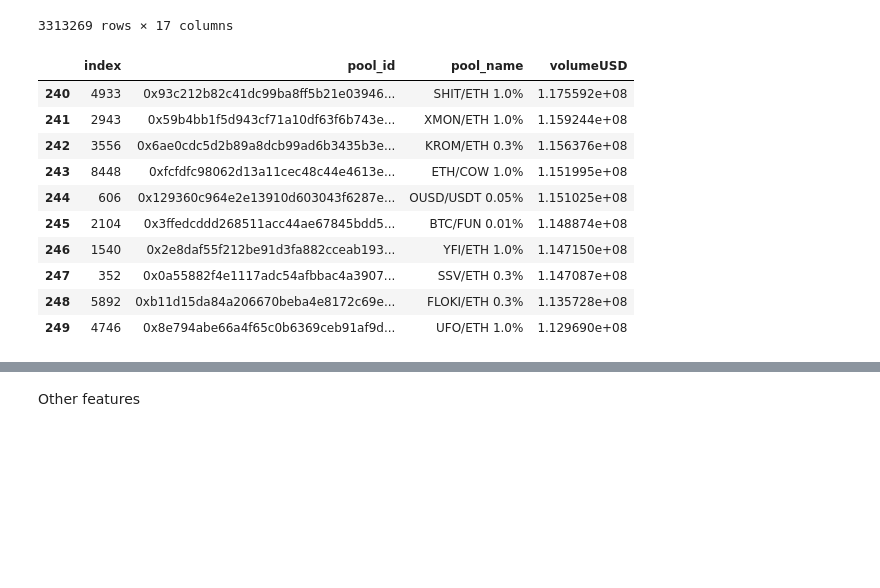
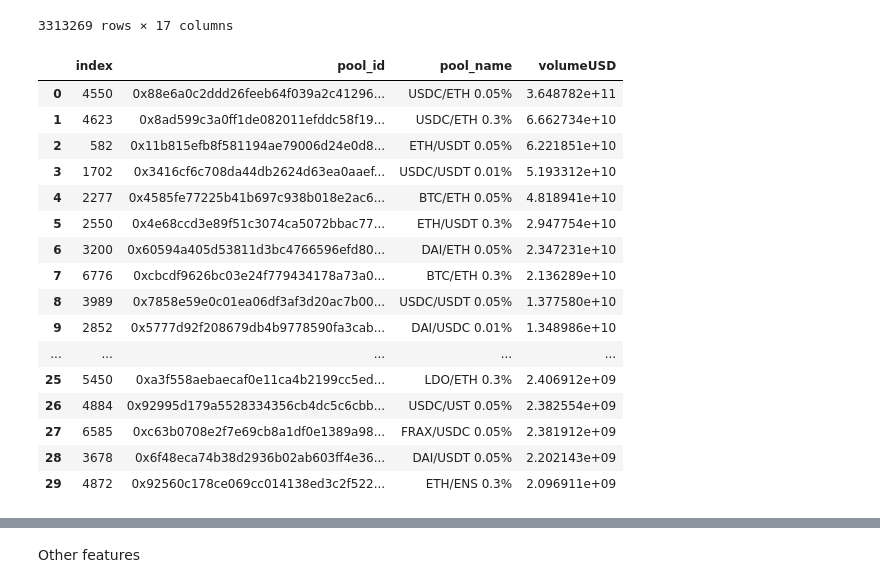
Before and after one commit to Luke-J-Johnson/amm-liquidity, a Jupyter notebook: pools/cl_cpmm/cl_cpmm_usage.ipynb, the cells around one changed output, grey strips where cells are left out. Saved outputs shown, nothing was run; the diff lists cells and outputs as text; code cells hidden in the pictures; blank space fills up the shorter version.

```diff
--- a/pools/cl_cpmm/cl_cpmm_usage.ipynb
+++ b/pools/cl_cpmm/cl_cpmm_usage.ipynb
@@ -36,17 +36,23 @@ nft['event'] = nft['event'].mask(nft['event'] == 'DecreaseLiquidity', 'Burn')
 # %%
 pools = pd.read_csv('./pools/top250.csv', index_col=[0])
 # %%
-pools.loc[pools['volumeUSD'].isin(pools['volumeUSD'].nsmallest(10))]
+pools.loc[pools['volumeUSD'].isin(pools['volumeUSD'].nlargest(30))]
 # %% [output]
 |  | index | pool_id | pool_name | volumeUSD |
-| 240 | 4933 | 0x93c212b82c41dc99ba8ff5b21e03946... | SHIT/ETH 1.0% | 1.175592e+08 |
-| 241 | 2943 | 0x59b4bb1f5d943cf71a10df63f6b743e... | XMON/ETH 1.0% | 1.159244e+08 |
-| 242 | 3556 | 0x6ae0cdc5d2b89a8dcb99ad6b3435b3e... | KROM/ETH 0.3% | 1.156376e+08 |
-| 243 | 8448 | 0xfcfdfc98062d13a11cec48c44e4613e... | ETH/COW 1.0% | 1.151995e+08 |
-| 244 | 606 | 0x129360c964e2e13910d603043f6287e... | OUSD/USDT 0.05% | 1.151025e+08 |
-| 245 | 2104 | 0x3ffedcddd268511acc44ae67845bdd5... | BTC/FUN 0.01% | 1.148874e+08 |
-| 246 | 1540 | 0x2e8daf55f212be91d3fa882cceab193... | YFI/ETH 1.0% | 1.147150e+08 |
-| 247 | 352 | 0x0a55882f4e1117adc54afbbac4a3907... | SSV/ETH 0.3% | 1.147087e+08 |
-| 248 | 5892 | 0xb11d15da84a206670beba4e8172c69e... | FLOKI/ETH 0.3% | 1.135728e+08 |
-| 249 | 4746 | 0x8e794abe66a4f65c0b6369ceb91af9d... | UFO/ETH 1.0% | 1.129690e+08 |
+| 0 | 4550 | 0x88e6a0c2ddd26feeb64f039a2c41296... | USDC/ETH 0.05% | 3.648782e+11 |
+| 1 | 4623 | 0x8ad599c3a0ff1de082011efddc58f19... | USDC/ETH 0.3% | 6.662734e+10 |
+| 2 | 582 | 0x11b815efb8f581194ae79006d24e0d8... | ETH/USDT 0.05% | 6.221851e+10 |
+| 3 | 1702 | 0x3416cf6c708da44db2624d63ea0aaef... | USDC/USDT 0.01% | 5.193312e+10 |
+| 4 | 2277 | 0x4585fe77225b41b697c938b018e2ac6... | BTC/ETH 0.05% | 4.818941e+10 |
+| 5 | 2550 | 0x4e68ccd3e89f51c3074ca5072bbac77... | ETH/USDT 0.3% | 2.947754e+10 |
+| 6 | 3200 | 0x60594a405d53811d3bc4766596efd80... | DAI/ETH 0.05% | 2.347231e+10 |
+| 7 | 6776 | 0xcbcdf9626bc03e24f779434178a73a0... | BTC/ETH 0.3% | 2.136289e+10 |
+| 8 | 3989 | 0x7858e59e0c01ea06df3af3d20ac7b00... | USDC/USDT 0.05% | 1.377580e+10 |
+| 9 | 2852 | 0x5777d92f208679db4b9778590fa3cab... | DAI/USDC 0.01% | 1.348986e+10 |
+| ... | ... | ... | ... | ... |
+| 25 | 5450 | 0xa3f558aebaecaf0e11ca4b2199cc5ed... | LDO/ETH 0.3% | 2.406912e+09 |
+| 26 | 4884 | 0x92995d179a5528334356cb4dc5c6cbb... | USDC/UST 0.05% | 2.382554e+09 |
+| 27 | 6585 | 0xc63b0708e2f7e69cb8a1df0e1389a98... | FRAX/USDC 0.05% | 2.381912e+09 |
+| 28 | 3678 | 0x6f48eca74b38d2936b02ab603ff4e36... | DAI/USDT 0.05% | 2.202143e+09 |
+| 29 | 4872 | 0x92560c178ce069cc014138ed3c2f522... | ETH/ENS 0.3% | 2.096911e+09 |
 # %%
```
Also changed, not shown: parts of 30 cells of this notebook, 1 other file.
